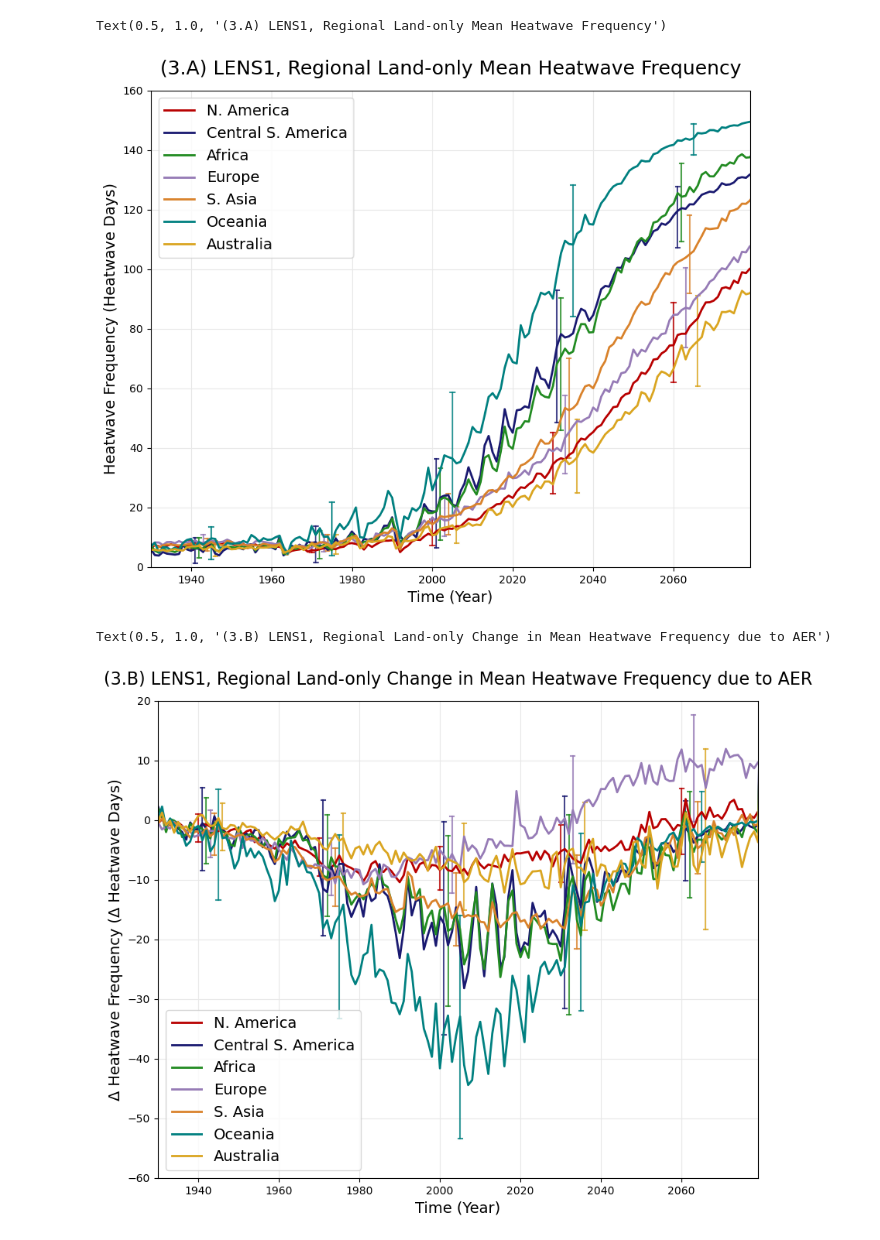
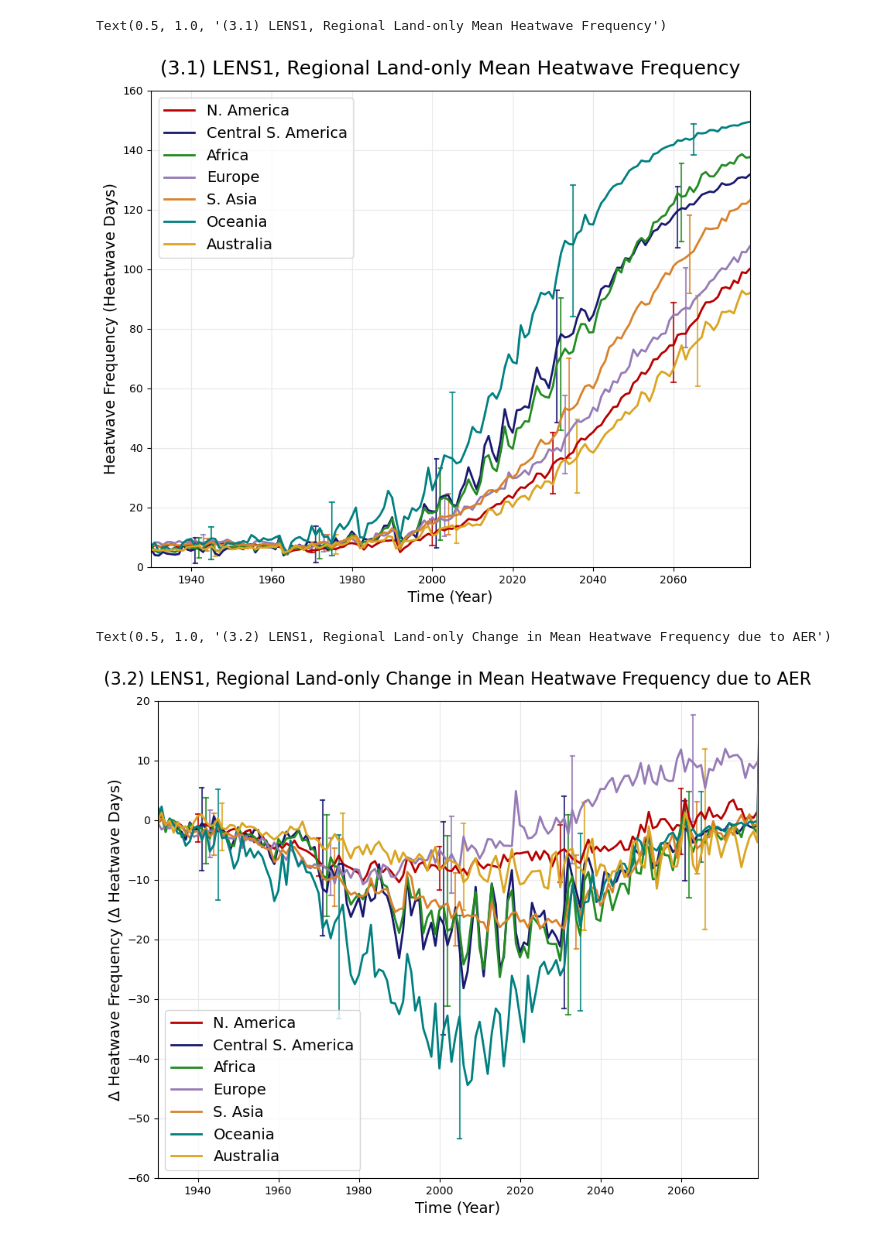
Before and after one commit to AgentOxygen/aerosol-heatwaves, a Jupyter notebook: notebooks/Figure3.ipynb, the cells around one changed output. Cells and saved outputs as stored; diff of their text form; code cells hidden in the pictures.

```diff
--- a/notebooks/Figure3.ipynb
+++ b/notebooks/Figure3.ipynb
@@ -80,17 +107,4 @@ hw_mn_au_merra_ts = hw_mn_merra.sel(percentile=0.9).where(mask_au >= 0).weighted
 # %%
-f_background_color = "#ffffff"
-ax_background_color = "#ffffff"
-grid_line_color = "#e8e8e8"
-grid_line_lw = 0.8
-
-na_color = "#B80000"
-csa_color = "#191970"
-af_color = "#228B22"
-euro_color = "#967BB6"
-sa_color = "#D9822B"
-oc_color = "#008080"
-au_color = "#DAA520"
-
 f, ax1 = plt.subplots(1, 1, figsize=(10, 8), facecolor='w')
 
 f.patch.set_facecolor(f_background_color)
@@ -146,24 +160,11 @@ fz = 14
 ax1.set_ylabel("Heatwave Frequency (Heatwave Days)", fontsize=fz)
 ax1.set_xlabel("Time (Year)", fontsize=fz)
 ax1.legend(loc="upper left", fontsize=fz)
-ax1.set_title("(3.A) LENS1, Regional Land-only Mean Heatwave Frequency", fontsize=18, pad=15)
+ax1.set_title("(3.1) LENS1, Regional Land-only Mean Heatwave Frequency", fontsize=18, pad=15)
 # %% [output]
-Text(0.5, 1.0, '(3.A) LENS1, Regional Land-only Mean Heatwave Frequency')
+Text(0.5, 1.0, '(3.1) LENS1, Regional Land-only Mean Heatwave Frequency')
 [figure]
 # %%
-f_background_color = "#ffffff"
-ax_background_color = "#ffffff"
-grid_line_color = "#e8e8e8"
-grid_line_lw = 0.8
-
-na_color = "#B80000"
-csa_color = "#191970"
-af_color = "#228B22"
-euro_color = "#967BB6"
-sa_color = "#D9822B"
-oc_color = "#008080"
-au_color = "#DAA520"
-
 f, ax1 = plt.subplots(1, 1, figsize=(10, 8), facecolor='w')
 
 f.patch.set_facecolor(f_background_color)
@@ -193,33 +194,33 @@ for hw_dataset, color in pairs:
 
         hw_slice = hw_dataset.sel(year=slice(center - 15, center + 15)).values.flatten()
         ax1.plot([center, center],
                  [np.mean(hw_slice) - np.std(hw_slice), np.mean(hw_slice) + np.std(hw_slice)],
                  color=color, alpha=alpha)
         ax1.plot([center - whisker_width, center + whisker_width],
                  [np.mean(hw_slice) - np.std(hw_slice), np.mean(hw_slice) - np.std(hw_slice)],
                  color=color, alpha=alpha)
         ax1.plot([center - whisker_width, center + whisker_width],
                  [np.mean(hw_slice) + np.std(hw_slice), np.mean(hw_slice) + np.std(hw_slice)],
                  color=color, alpha=alpha)
     offset += 1
 
 lw = 2
 (hw_mn_na_all_ts["HWF"] - hw_mn_na_xaer_ts["HWF"]).mean(dim="member").plot(ax=ax1, color=na_color, linewidth=lw, label="N. America")
 (hw_mn_csa_all_ts["HWF"] - hw_mn_csa_xaer_ts["HWF"]).mean(dim="member").plot(ax=ax1, color=csa_color, linewidth=lw, label="Central S. America")
 (hw_mn_af_all_ts["HWF"] - hw_mn_af_xaer_ts["HWF"]).mean(dim="member").plot(ax=ax1, color=af_color, linewidth=lw, label="Africa")
 (hw_mn_euro_all_ts["HWF"] - hw_mn_euro_xaer_ts["HWF"]).mean(dim="member").plot(ax=ax1, color=euro_color, linewidth=lw, label="Europe")
 (hw_mn_sa_all_ts["HWF"] - hw_mn_sa_xaer_ts["HWF"]).mean(dim="member").plot(ax=ax1, color=sa_color, linewidth=lw, label="S. Asia")
 (hw_mn_oc_all_ts["HWF"] - hw_mn_oc_xaer_ts["HWF"]).mean(dim="member").plot(ax=ax1, color=oc_color, linewidth=lw, label="Oceania")
 (hw_mn_au_all_ts["HWF"] - hw_mn_au_xaer_ts["HWF"]).mean(dim="member").plot(ax=ax1, color=au_color, linewidth=lw, label="Australia")
 
 ax1.set_xlim(1930, 2079)
 ax1.set_ylim(-60, 20)
 
 fz = 14
 ax1.set_ylabel("Δ Heatwave Frequency (Δ Heatwave Days)", fontsize=fz)
 ax1.set_xlabel("Time (Year)", fontsize=fz)
 ax1.legend(loc="lower left", fontsize=fz)
-ax1.set_title("(3.B) LENS1, Regional Land-only Change in Mean Heatwave Frequency due to AER", fontsize=16, pad=15)
+ax1.set_title("(3.2) LENS1, Regional Land-only Change in Mean Heatwave Frequency due to AER", fontsize=16, pad=15)
 # %% [output]
-Text(0.5, 1.0, '(3.B) LENS1, Regional Land-only Change in Mean Heatwave Frequency due to AER')
+Text(0.5, 1.0, '(3.2) LENS1, Regional Land-only Change in Mean Heatwave Frequency due to AER')
-[figure, old version]
+[figure, new version]
```
Also changed, not shown: parts of 5 cells of this notebook, 4 other files.
